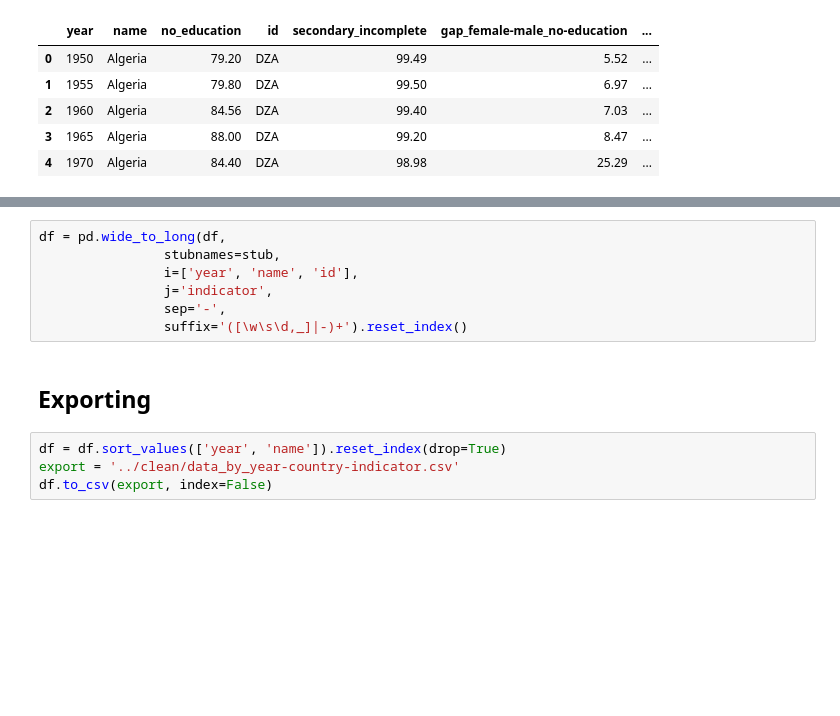
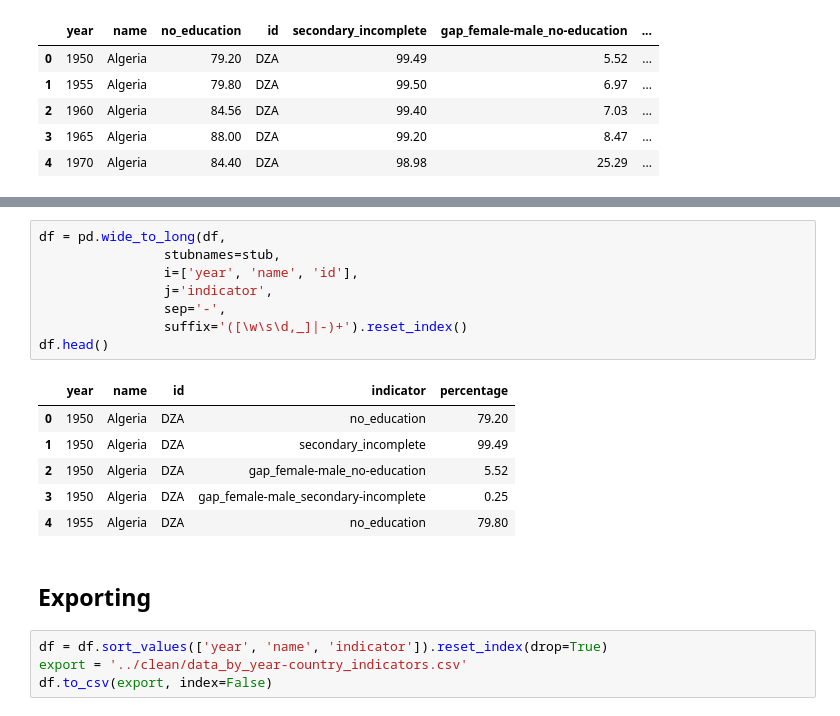
Before and after one commit to ccsuehara/world-adult-education-dynamic-viz, a Jupyter notebook: data/cleaning/cleaning_education.ipynb, the cells around one changed output, grey strips where cells are left out. Drawn from its saved outputs; the diff is of its cells as text; blank space fills up the shorter version.

Commit message:
changed name of cleaned educ data file for precision

```diff
--- a/data/cleaning/cleaning_education.ipynb
+++ b/data/cleaning/cleaning_education.ipynb
@@ -152,13 +152,21 @@ df.head()
 # %%
 df = pd.wide_to_long(df,
                 stubnames=stub,
                 i=['year', 'name', 'id'],
                 j='indicator',
                 sep='-',
                 suffix='([\w\s\d,_]|-)+').reset_index()
+df.head()
+# %% [output]
+|  | year | name | id | indicator | percentage |
+| 0 | 1950 | Algeria | DZA | no_education | 79.20 |
+| 1 | 1950 | Algeria | DZA | secondary_incomplete | 99.49 |
+| 2 | 1950 | Algeria | DZA | gap_female-male_no-education | 5.52 |
+| 3 | 1950 | Algeria | DZA | gap_female-male_secondary-incomplete | 0.25 |
+| 4 | 1955 | Algeria | DZA | no_education | 79.80 |
 # %% [markdown]
 ## Exporting
 # %%
-df = df.sort_values(['year', 'name']).reset_index(drop=True)
-export = '../clean/data_by_year-country-indicator.csv'
+df = df.sort_values(['year', 'name', 'indicator']).reset_index(drop=True)
+export = '../clean/data_by_year-country_indicators.csv'
 df.to_csv(export, index=False)
```
Also changed, not shown: 1 other file.
